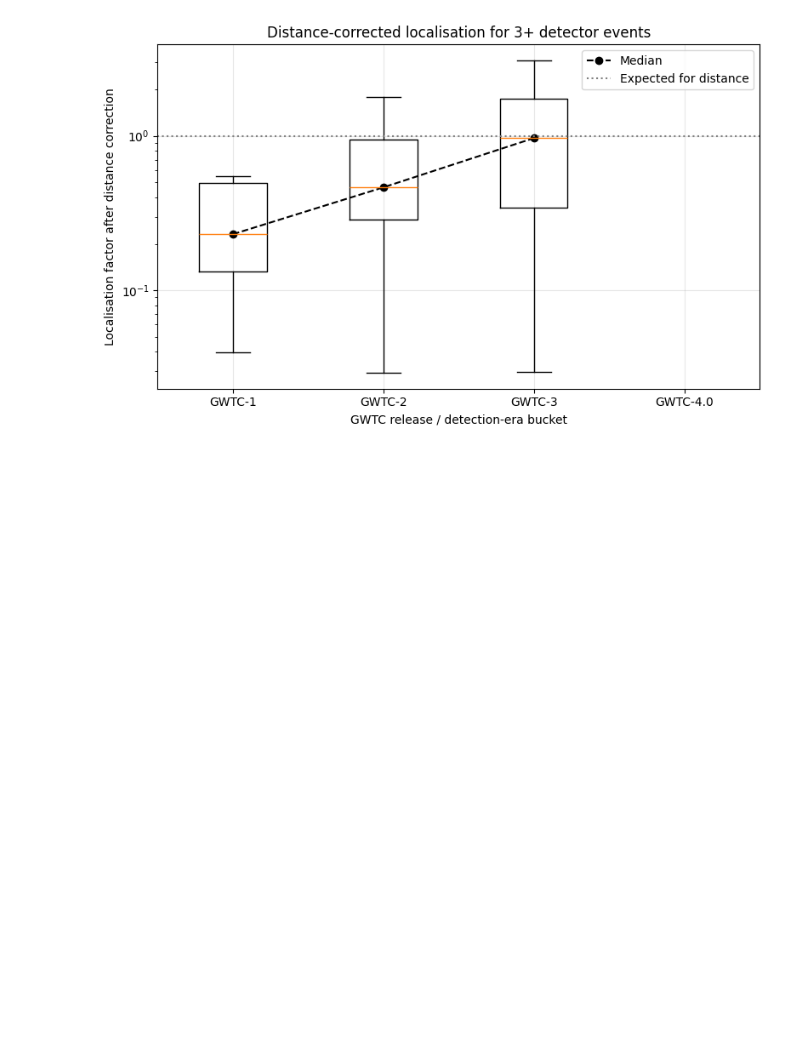
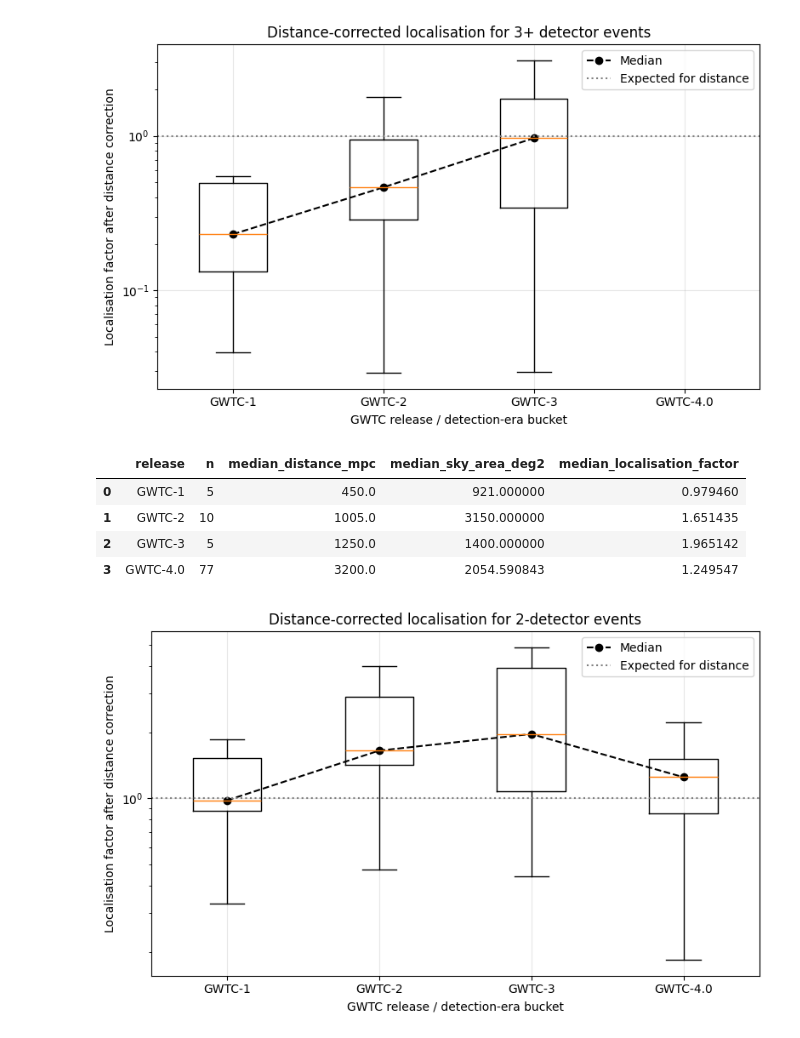
Before and after one commit to saatour/GW170817, a Jupyter notebook: 20260511_GWTC_localisation_volume_trend.ipynb, the cells around one changed output. Cells and saved outputs as stored; diff of their text form; code cells hidden in the pictures; blank space fills up the shorter version.

```diff
--- a/20260511_GWTC_localisation_volume_trend.ipynb
+++ b/20260511_GWTC_localisation_volume_trend.ipynb
@@ -2920,3 +2920,75 @@ Events with 3+ detectors: 69
 | 2 | GWTC-3 | 29.0 | 1900.0 | 1100.0 | 0.966553 |
 | 3 | GWTC-4.0 | NaN | NaN | NaN | NaN |
 [figure]
+# %%
+two_det = det_df[det_df["n_detectors"] == 2].copy()
+
+two_det_summary = (
+    two_det
+    .groupby("release")
+    .agg(
+        n=("event_name", "count"),
+        median_distance_mpc=("d_median_mpc", "median"),
+        median_sky_area_deg2=("sky_area_deg2", "median"),
+        median_localisation_factor=("localisation_factor", "median"),
+    )
+    .reindex(release_order)
+    .reset_index()
+)
+
+display(two_det_summary)
+
+plt.figure(figsize=(8, 5))
+ax = plt.gca()
+
+box_data = [
+    two_det.loc[
+        two_det["release"] == release,
+        "localisation_factor"
+    ].dropna().values
+    for release in release_order
+]
+
+ax.boxplot(
+    box_data,
+    labels=release_order,
+    showfliers=False
+)
+
+medians = [
+    np.median(values) if len(values) > 0 else np.nan
+    for values in box_data
+]
+
+ax.plot(
+    np.arange(1, len(release_order) + 1),
+    medians,
+    marker="o",
+    linestyle="--",
+    color="black",
+    label="Median"
+)
+
+ax.axhline(
+    1.0,
+    linestyle=":",
+    color="gray",
+    label="Expected for distance"
+)
+
+ax.set_yscale("log")
+ax.set_xlabel("GWTC release / detection-era bucket")
+ax.set_ylabel("Localisation factor after distance correction")
+ax.set_title("Distance-corrected localisation for 2-detector events")
+ax.grid(alpha=0.3)
+ax.legend()
+
+plt.tight_layout()
+plt.show()
+# %% [output]
+|  | release | n | median_distance_mpc | median_sky_area_deg2 | median_localisation_factor |
+| 0 | GWTC-1 | 5 | 450.0 | 921.000000 | 0.979460 |
+| 1 | GWTC-2 | 10 | 1005.0 | 3150.000000 | 1.651435 |
+| 2 | GWTC-3 | 5 | 1250.0 | 1400.000000 | 1.965142 |
+| 3 | GWTC-4.0 | 77 | 3200.0 | 2054.590843 | 1.249547 |
+[figure, added]
```
